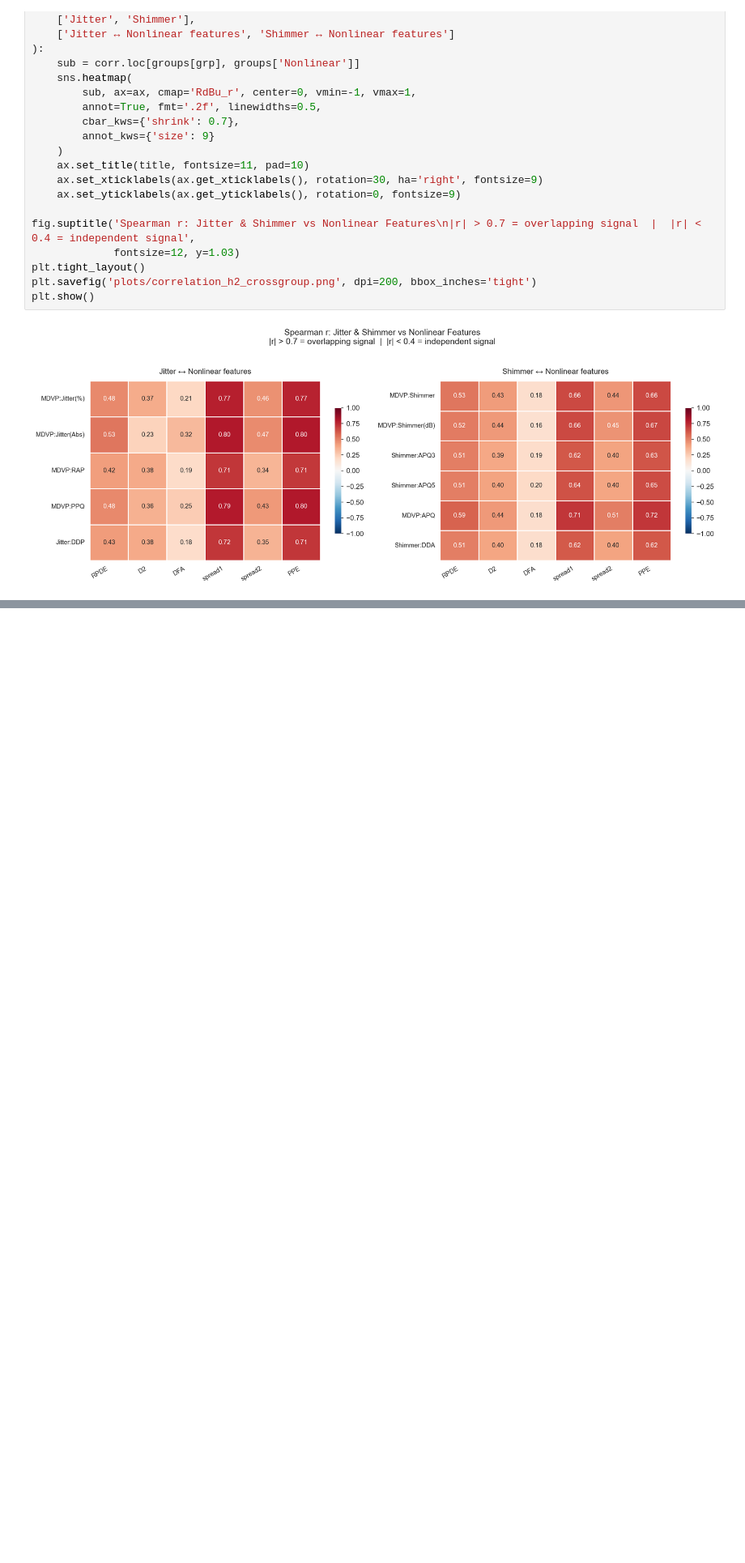
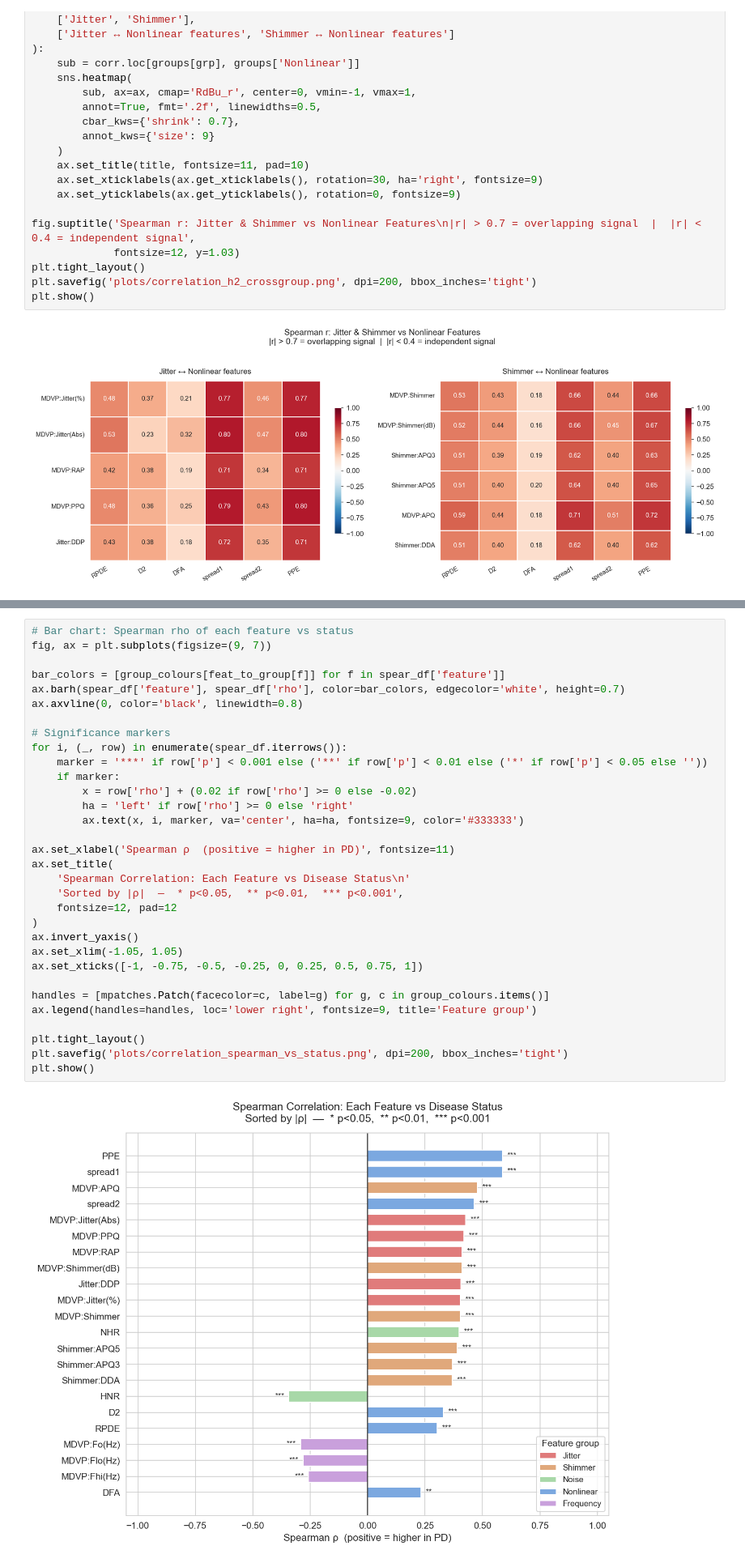
Before and after one commit to nataliia-stempkovska/FoDS-Parkinson, a Jupyter notebook: correlation_analysis.ipynb, the cells around one changed output, grey strips where cells are left out. Shown at 81% size. Saved outputs shown, nothing was run; the diff lists cells and outputs as text; blank space fills up the shorter version.

```diff
--- a/correlation_analysis.ipynb
+++ b/correlation_analysis.ipynb
@@ -183,0 +255,34 @@ plt.show()
+# %%
+# Bar chart: Spearman rho of each feature vs status
+fig, ax = plt.subplots(figsize=(9, 7))
+
+bar_colors = [group_colours[feat_to_group[f]] for f in spear_df['feature']]
+ax.barh(spear_df['feature'], spear_df['rho'], color=bar_colors, edgecolor='white', height=0.7)
+ax.axvline(0, color='black', linewidth=0.8)
+
+# Significance markers
+for i, (_, row) in enumerate(spear_df.iterrows()):
+    marker = '***' if row['p'] < 0.001 else ('**' if row['p'] < 0.01 else ('*' if row['p'] < 0.05 else ''))
+    if marker:
+        x = row['rho'] + (0.02 if row['rho'] >= 0 else -0.02)
+        ha = 'left' if row['rho'] >= 0 else 'right'
+        ax.text(x, i, marker, va='center', ha=ha, fontsize=9, color='#333333')
+
+ax.set_xlabel('Spearman ρ  (positive = higher in PD)', fontsize=11)
+ax.set_title(
+    'Spearman Correlation: Each Feature vs Disease Status\n'
+    'Sorted by |ρ|  —  * p<0.05,  ** p<0.01,  *** p<0.001',
+    fontsize=12, pad=12
+)
+ax.invert_yaxis()
+ax.set_xlim(-1.05, 1.05)
+ax.set_xticks([-1, -0.75, -0.5, -0.25, 0, 0.25, 0.5, 0.75, 1])
+
+handles = [mpatches.Patch(facecolor=c, label=g) for g, c in group_colours.items()]
+ax.legend(handles=handles, loc='lower right', fontsize=9, title='Feature group')
+
+plt.tight_layout()
+plt.savefig('plots/correlation_spearman_vs_status.png', dpi=200, bbox_inches='tight')
+plt.show()
+# %% [output]
+[figure, added]
```
Also changed, not shown: parts of 4 cells of this notebook, 18 other files.
